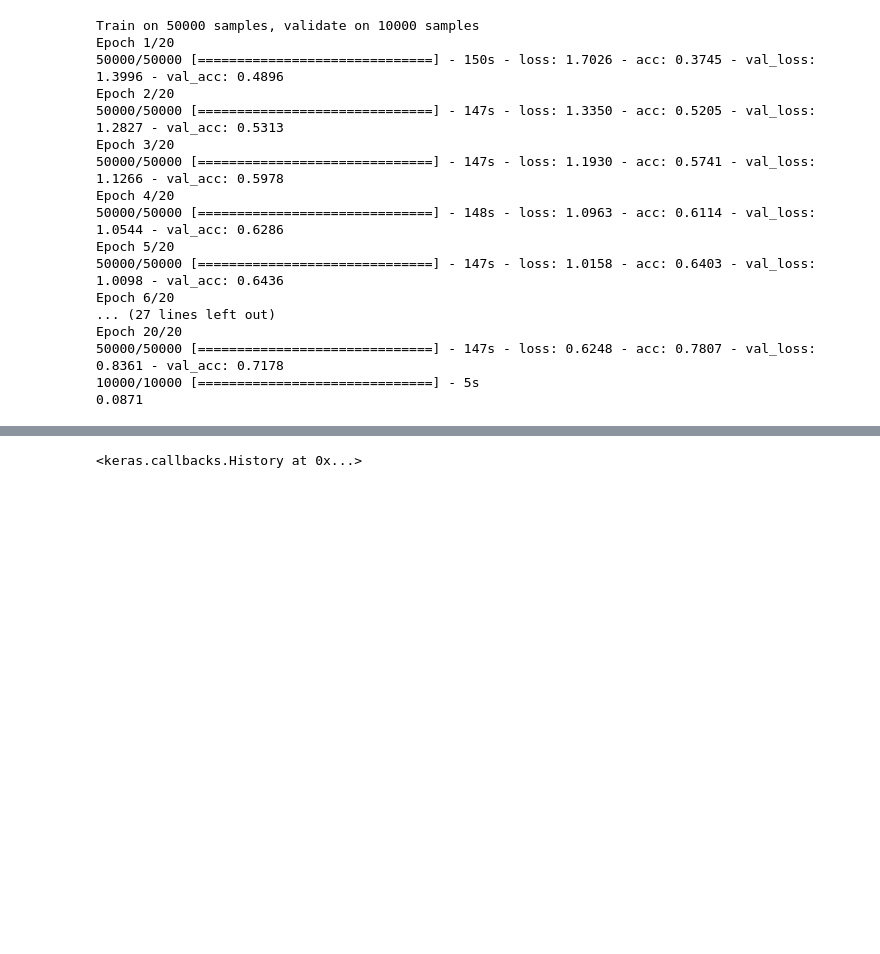
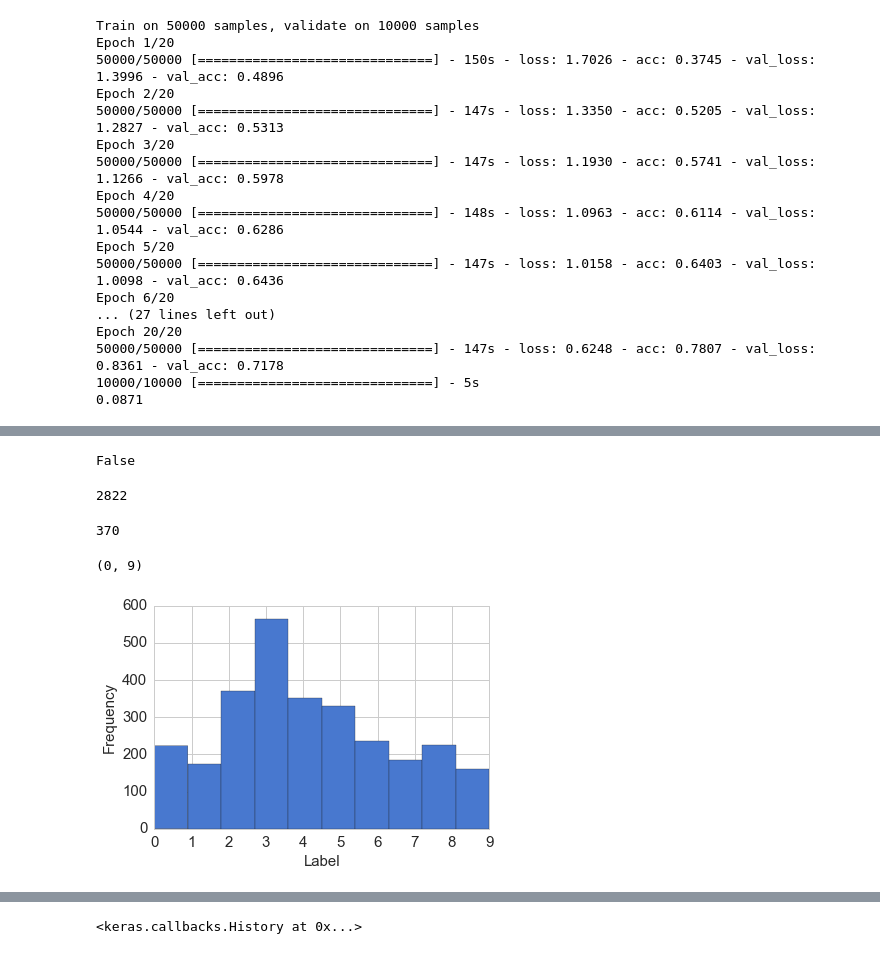
Before and after one commit to RyosukeHonda/Machine-Learning-ND, a Jupyter notebook: Project5/Cifar10/Cifar10 with Keras.ipynb, the cells around one changed output, grey strips where cells are left out. Cells and saved outputs as stored; diff of their text form; code cells hidden in the pictures; blank space fills up the shorter version.

Commit message:
make some graphs

```diff
--- a/Project5/Cifar10/Cifar10 with Keras.ipynb
+++ b/Project5/Cifar10/Cifar10 with Keras.ipynb
@@ -683,3 +683,5 @@ Epoch 20/20
 50000/50000 [==============================] - 147s - loss: 0.6248 - acc: 0.7807 - val_loss: 0.8361 - val_acc: 0.7178
 10000/10000 [==============================] - 5s
 0.0871
+# %%
+output=model_opti.predict_classes( X_test, batch_size=batch_size, verbose=1)
@@ -685,0 +704,2 @@ Epoch 20/20
+# %%
+output_oh=np_utils.to_categorical(output, nb_classes)
@@ -685,0 +712,22 @@ Epoch 20/20
+# %%
+all(output_oh[1] == y_test[1])
+# %% [output]
+False
+# %%
+count=0
+miss_classified=[]
+correct=[]
+for i in range(len(output_oh)):
+    if not all(output_oh[i]==y_test[i]):
+        miss_classified.append(i)
+        count+=1
+    else:
+        correct.append(i)
+print count
+# %% [output]
+2822
+# %%
+label_miss=[]
+for miss in miss_classified:
+   # print Y_test[miss]
+    label_miss.append(Y_test[miss])
@@ -685,0 +738,19 @@ Epoch 20/20
+# %%
+count=0
+for i in label_miss:
+    if i==2:
+        count+=1
+print count
+# %% [output]
+370
+# %%
+plt.hist(label_miss)
+#sns.distplot(label_miss,kde=False,rug=False,color='r')
+plt.xticks(fontsize=15)
+plt.yticks(fontsize=15)
+plt.xlabel('Label',fontsize=15)
+plt.ylabel('Frequency',fontsize=15)
+plt.xlim(0,9)
+# %% [output]
+(0, 9)
+[figure, added]
```
Also changed, not shown: parts of 14 cells of this notebook.
